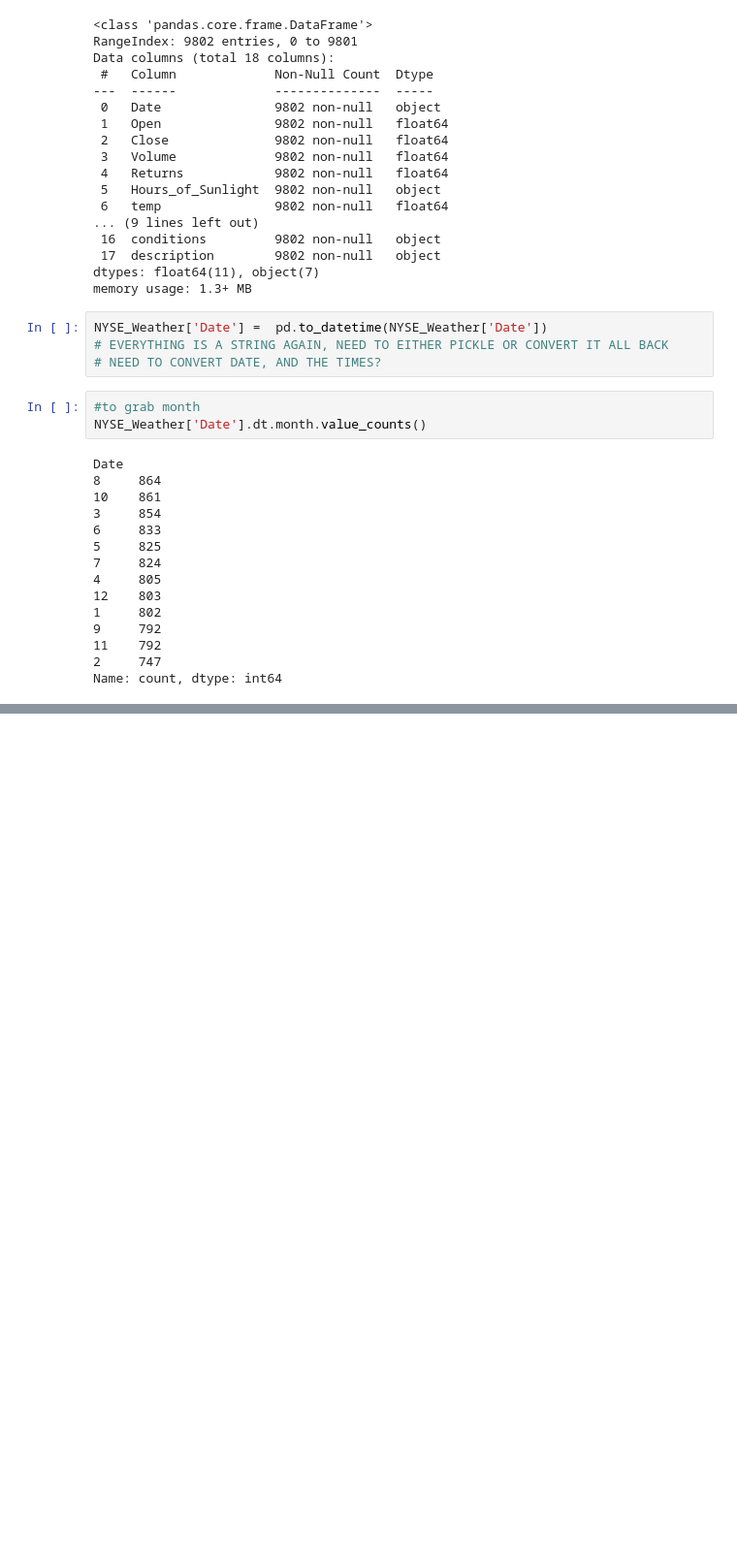
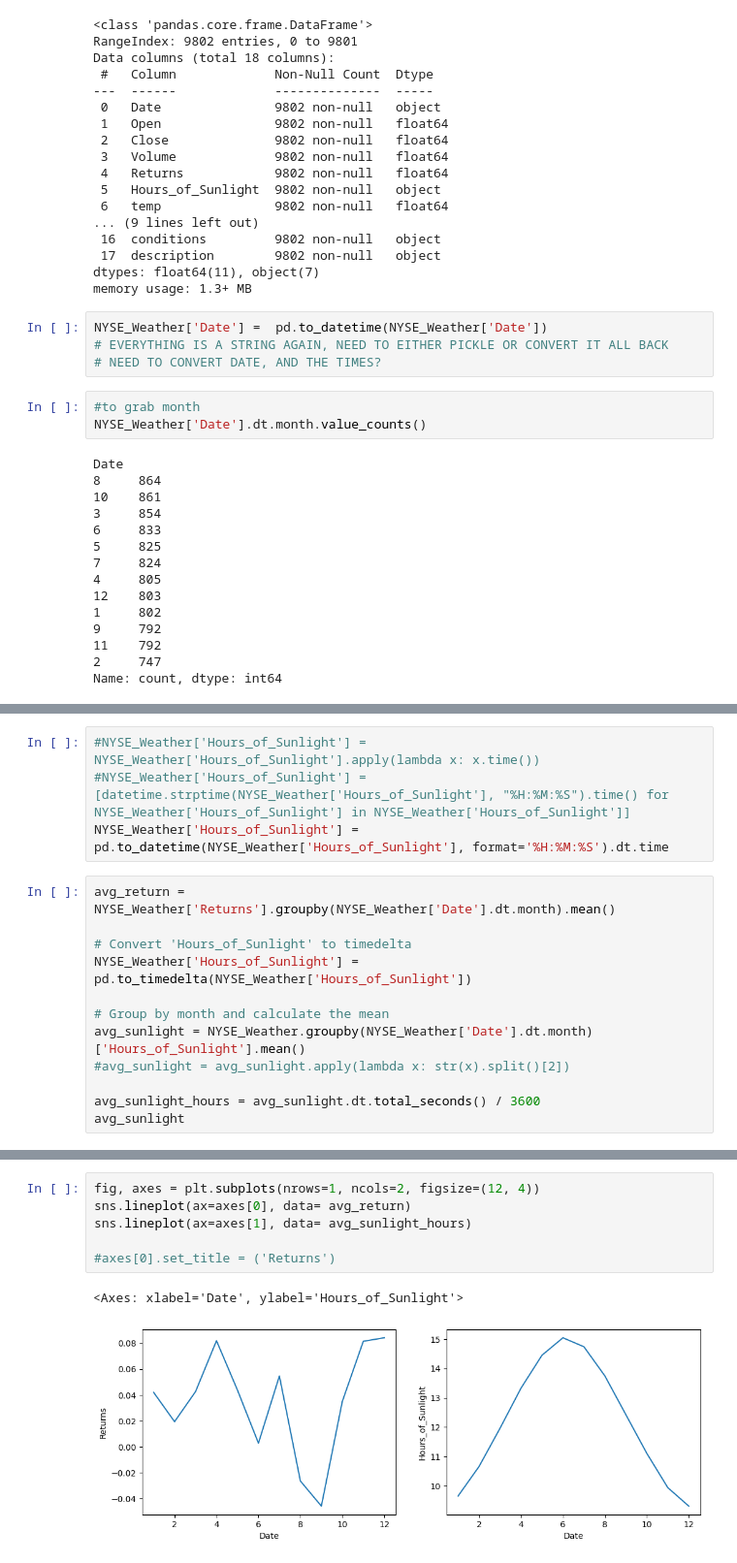
Before and after one commit to wangleo1/SADvsNYSE, a Jupyter notebook: notebooks/NYC_EDA.ipynb, the cells around one changed output, grey strips where cells are left out. Shown: that part at 97% size. Cells and saved outputs as stored; diff of their text form; blank space fills up the shorter version.

```diff
--- a/notebooks/NYC_EDA.ipynb
+++ b/notebooks/NYC_EDA.ipynb
@@ -59,0 +79,16 @@ Name: count, dtype: int64
+# %%
+#NYSE_Weather['Hours_of_Sunlight'] = NYSE_Weather['Hours_of_Sunlight'].apply(lambda x: x.time())
+#NYSE_Weather['Hours_of_Sunlight'] = [datetime.strptime(NYSE_Weather['Hours_of_Sunlight'], "%H:%M:%S").time() for NYSE_Weather['Hours_of_Sunlight'] in NYSE_Weather['Hours_of_Sunlight']]
+NYSE_Weather['Hours_of_Sunlight'] = pd.to_datetime(NYSE_Weather['Hours_of_Sunlight'], format='%H:%M:%S').dt.time
+# %%
+avg_return = NYSE_Weather['Returns'].groupby(NYSE_Weather['Date'].dt.month).mean()
+
+# Convert 'Hours_of_Sunlight' to timedelta
+NYSE_Weather['Hours_of_Sunlight'] = pd.to_timedelta(NYSE_Weather['Hours_of_Sunlight'])
+
+# Group by month and calculate the mean
+avg_sunlight = NYSE_Weather.groupby(NYSE_Weather['Date'].dt.month)['Hours_of_Sunlight'].mean()
+#avg_sunlight = avg_sunlight.apply(lambda x: str(x).split()[2])
+
+avg_sunlight_hours = avg_sunlight.dt.total_seconds() / 3600
+avg_sunlight
@@ -59,0 +110,9 @@ Name: count, dtype: int64
+# %%
+fig, axes = plt.subplots(nrows=1, ncols=2, figsize=(12, 4))
+sns.lineplot(ax=axes[0], data= avg_return)
+sns.lineplot(ax=axes[1], data= avg_sunlight_hours)
+
+#axes[0].set_title = ('Returns')
+# %% [output]
+<Axes: xlabel='Date', ylabel='Hours_of_Sunlight'>
+[figure, added]
```
Also changed, not shown: parts of 5 cells of this notebook, 2 other files.
